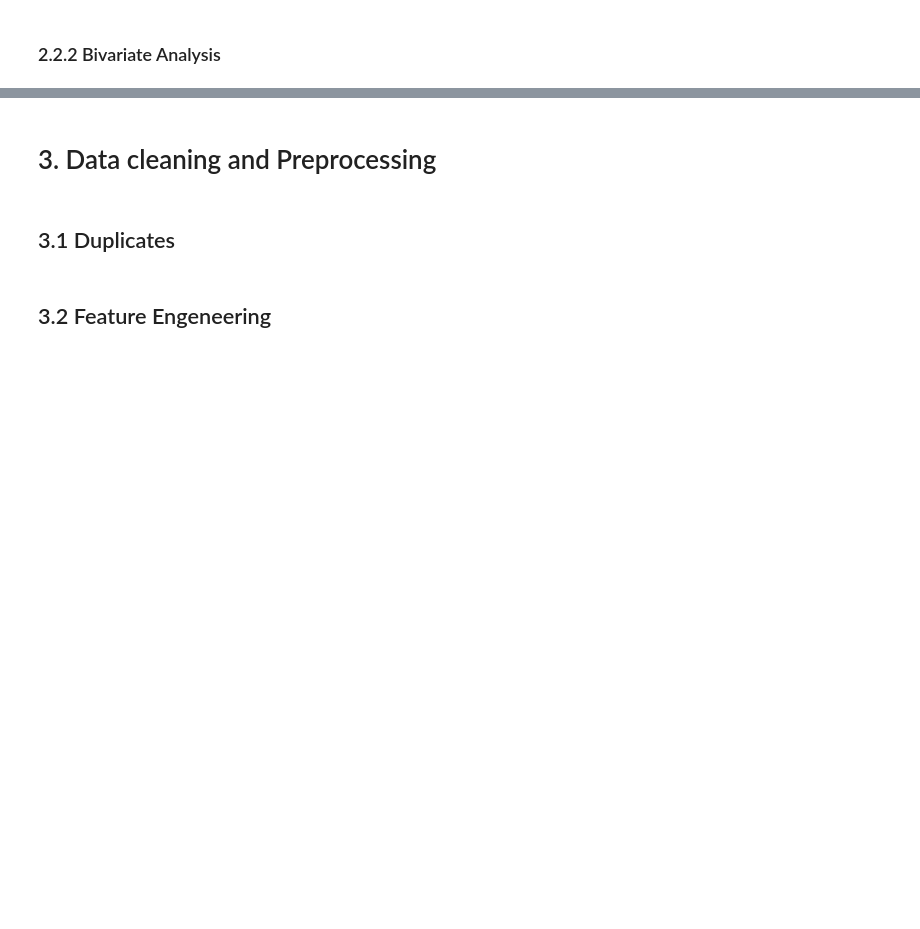
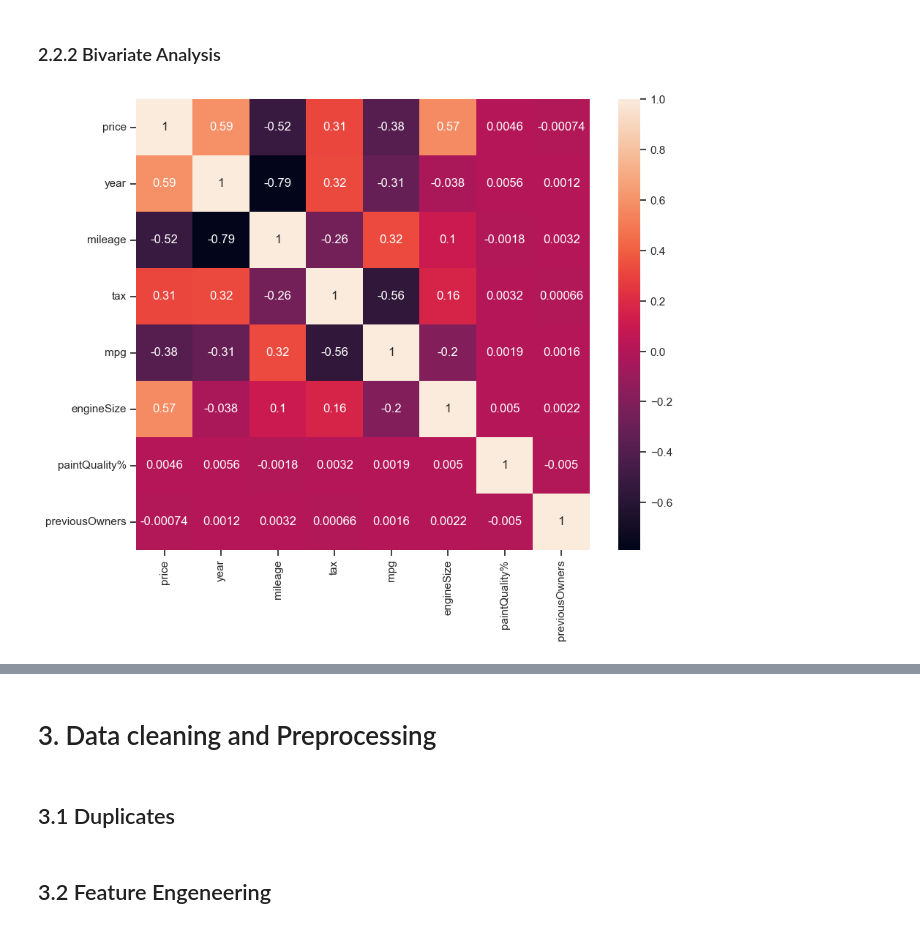
Before and after one commit to novaimsmlgurus/ml, a Jupyter notebook: General_Project_ML.ipynb, the cells around one changed output, grey strips where cells are left out. Saved outputs shown, nothing was run; the diff lists cells and outputs as text; code cells hidden in the pictures; blank space fills up the shorter version.

```diff
--- a/General_Project_ML.ipynb
+++ b/General_Project_ML.ipynb
@@ -722,2 +1042,16 @@ train.shape
 # %% [markdown]
 ### 2.2.2 Bivariate Analysis
+# %%
+fig = plt.figure(figsize=(10, 8))
+threshold = 0.3
+
+corr = train[metric_features].corr(method="spearman")
+
+annot = corr.round(2).astype(str)
+annot_masked = annot.where(corr.abs() >= threshold, '')
+
+sns.heatmap(data=corr,annot= True)
+
+plt.show()
+# %% [output]
+[figure, added]
```
Also changed, not shown: parts of 40 cells of this notebook.
